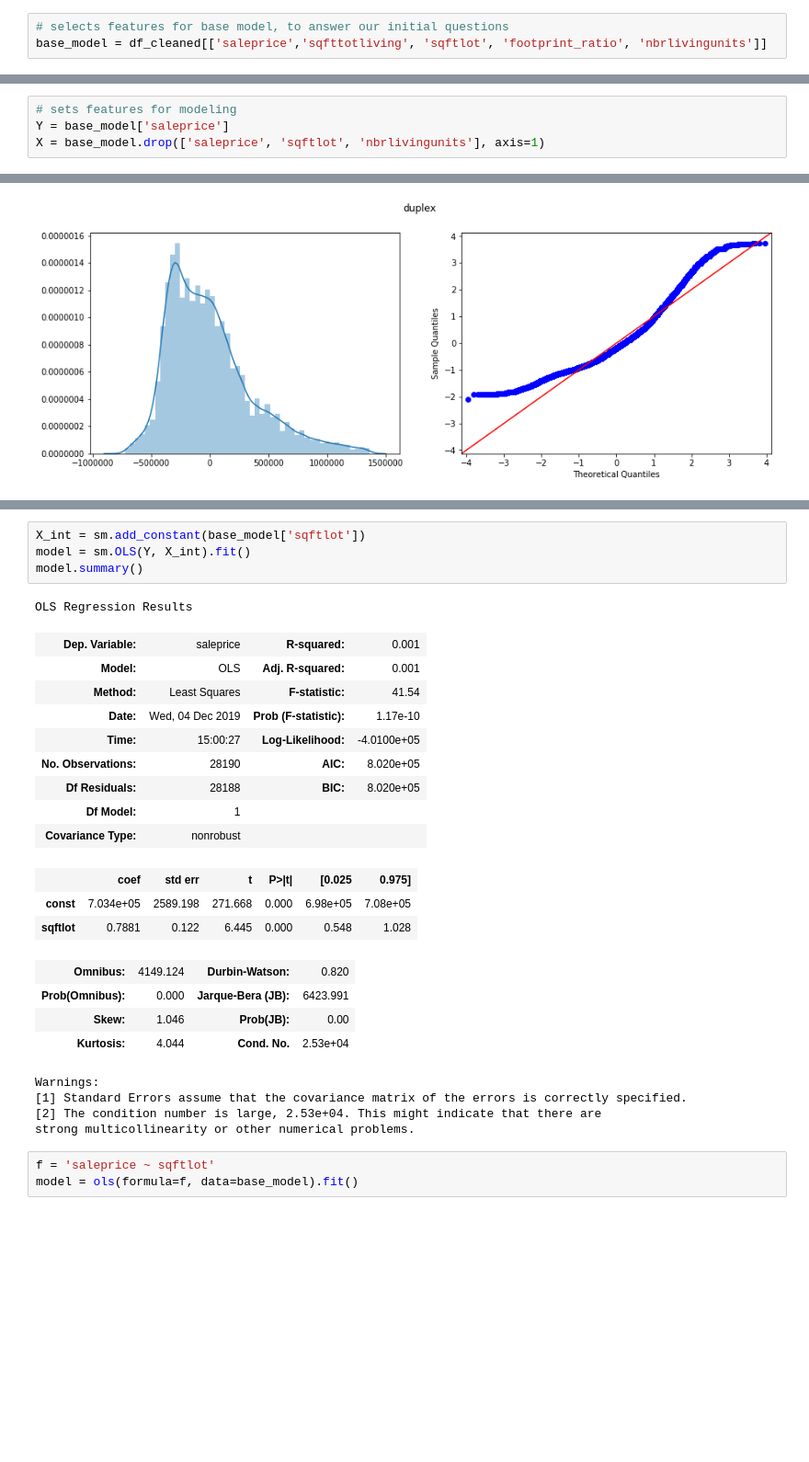
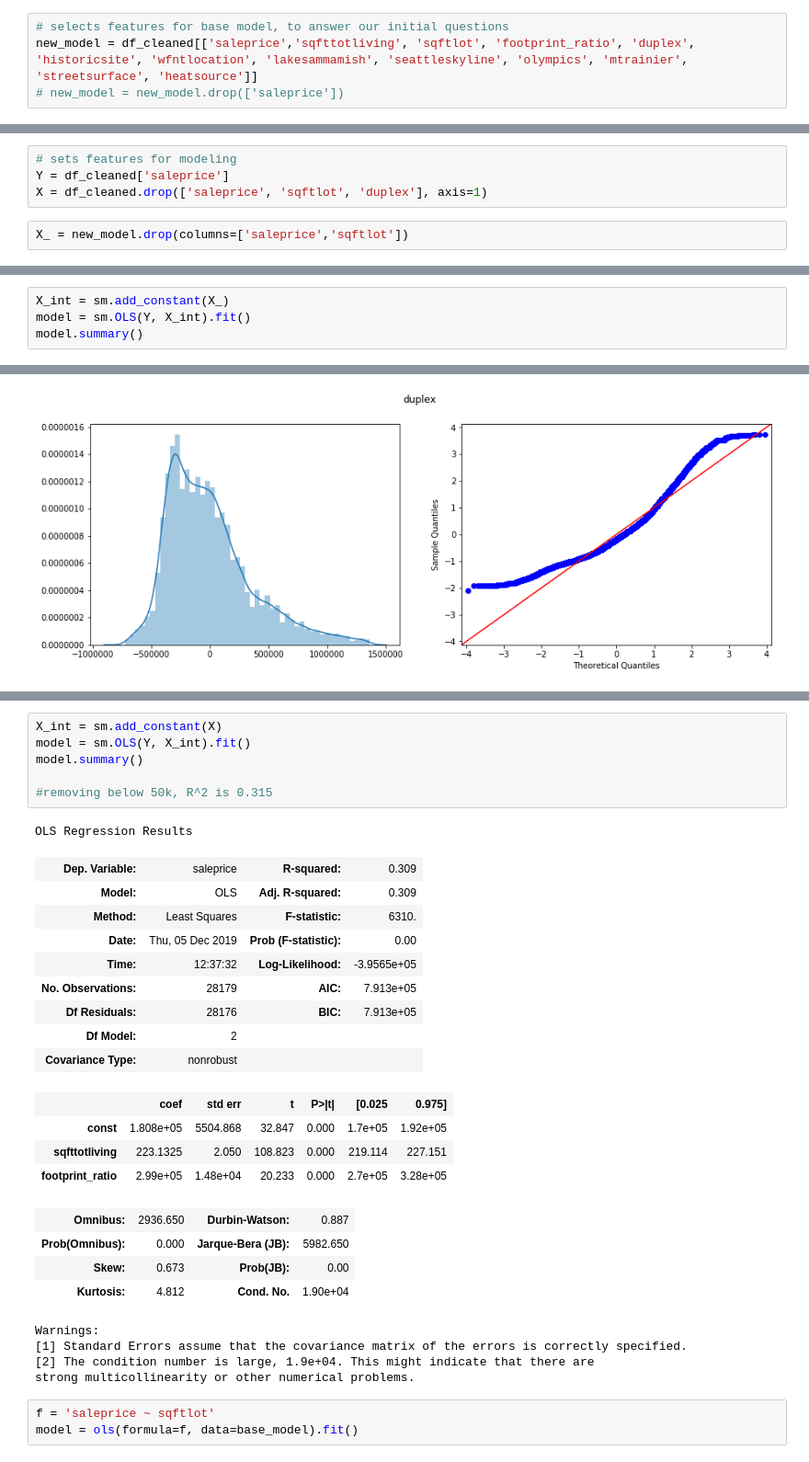
Before and after one commit to aabrahamson3/king-county-housing, a Jupyter notebook: notebooks/exploratory/02-aa-eda.ipynb, the cells around one changed output, grey strips where cells are left out. Shown at 92% size. Drawn from its saved outputs; the diff is of its cells as text; blank space fills up the shorter version.

Commit message:
finished refining final LR model and checked assumptions

```diff
--- a/notebooks/exploratory/02-aa-eda.ipynb
+++ b/notebooks/exploratory/02-aa-eda.ipynb
@@ -295,3 +280,4 @@ df_cleaned.loc[df_cleaned['footprint_ratio'] > 1]
 # %%
 # selects features for base model, to answer our initial questions
-base_model = df_cleaned[['saleprice','sqfttotliving', 'sqftlot', 'footprint_ratio', 'nbrlivingunits']]
+new_model = df_cleaned[['saleprice','sqfttotliving', 'sqftlot', 'footprint_ratio', 'duplex', 'historicsite', 'wfntlocation', 'lakesammamish', 'seattleskyline', 'olympics', 'mtrainier', 'streetsurface', 'heatsource']]
+# new_model = new_model.drop(['saleprice'])
@@ -342,4 +284,6 @@ See the caveats in the documentation: http://pandas.pydata.org/pandas-docs/stabl
 # %%
 # sets features for modeling
-Y = base_model['saleprice']
-X = base_model.drop(['saleprice', 'sqftlot', 'nbrlivingunits'], axis=1)
+Y = df_cleaned['saleprice']
+X = df_cleaned.drop(['saleprice', 'sqftlot', 'duplex'], axis=1)
+# %%
+X_ = new_model.drop(columns=['saleprice','sqftlot'])
@@ -345,0 +299,4 @@ X = base_model.drop(['saleprice', 'sqftlot', 'nbrlivingunits'], axis=1)
+# %%
+X_int = sm.add_constant(X_)
+model = sm.OLS(Y, X_int).fit()
+model.summary()
@@ -393,29 +381,32 @@ Warnings:
 strong multicollinearity or other numerical problems.
 # %%
-X_int = sm.add_constant(base_model['sqftlot'])
+X_int = sm.add_constant(X)
 model = sm.OLS(Y, X_int).fit()
 model.summary()
+
+#removing below 50k, R^2 is 0.315
 # %% [output]
 OLS Regression Results
-| Dep. Variable: | saleprice | R-squared: | 0.001 |
-| Model: | OLS | Adj. R-squared: | 0.001 |
-| Method: | Least Squares | F-statistic: | 41.54 |
-| Date: | Wed, 04 Dec 2019 | Prob (F-statistic): | 1.17e-10 |
-| Time: | 15:00:27 | Log-Likelihood: | -4.0100e+05 |
-| No. Observations: | 28190 | AIC: | 8.020e+05 |
-| Df Residuals: | 28188 | BIC: | 8.020e+05 |
-| Df Model: | 1 |  |  |
+| Dep. Variable: | saleprice | R-squared: | 0.309 |
+| Model: | OLS | Adj. R-squared: | 0.309 |
+| Method: | Least Squares | F-statistic: | 6310. |
+| Date: | Thu, 05 Dec 2019 | Prob (F-statistic): | 0.00 |
+| Time: | 12:37:32 | Log-Likelihood: | -3.9565e+05 |
+| No. Observations: | 28179 | AIC: | 7.913e+05 |
+| Df Residuals: | 28176 | BIC: | 7.913e+05 |
+| Df Model: | 2 |  |  |
 | Covariance Type: | nonrobust |  |  |
 |  | coef | std err | t | P>|t| | [0.025 | 0.975] |
-| const | 7.034e+05 | 2589.198 | 271.668 | 0.000 | 6.98e+05 | 7.08e+05 |
-| sqftlot | 0.7881 | 0.122 | 6.445 | 0.000 | 0.548 | 1.028 |
+| const | 1.808e+05 | 5504.868 | 32.847 | 0.000 | 1.7e+05 | 1.92e+05 |
+| sqfttotliving | 223.1325 | 2.050 | 108.823 | 0.000 | 219.114 | 227.151 |
+| footprint_ratio | 2.99e+05 | 1.48e+04 | 20.233 | 0.000 | 2.7e+05 | 3.28e+05 |
-| Omnibus: | 4149.124 | Durbin-Watson: | 0.820 |
-| Prob(Omnibus): | 0.000 | Jarque-Bera (JB): | 6423.991 |
-| Skew: | 1.046 | Prob(JB): | 0.00 |
-| Kurtosis: | 4.044 | Cond. No. | 2.53e+04 |
+| Omnibus: | 2936.650 | Durbin-Watson: | 0.887 |
+| Prob(Omnibus): | 0.000 | Jarque-Bera (JB): | 5982.650 |
+| Skew: | 0.673 | Prob(JB): | 0.00 |
+| Kurtosis: | 4.812 | Cond. No. | 1.90e+04 |
 Warnings:
 [1] Standard Errors assume that the covariance matrix of the errors is correctly specified.
-[2] The condition number is large, 2.53e+04. This might indicate that there are
+[2] The condition number is large, 1.9e+04. This might indicate that there are
 strong multicollinearity or other numerical problems.
 # %%
 f = 'saleprice ~ sqftlot'
```
Also changed, not shown: parts of 8 cells of this notebook, 2 other files.
